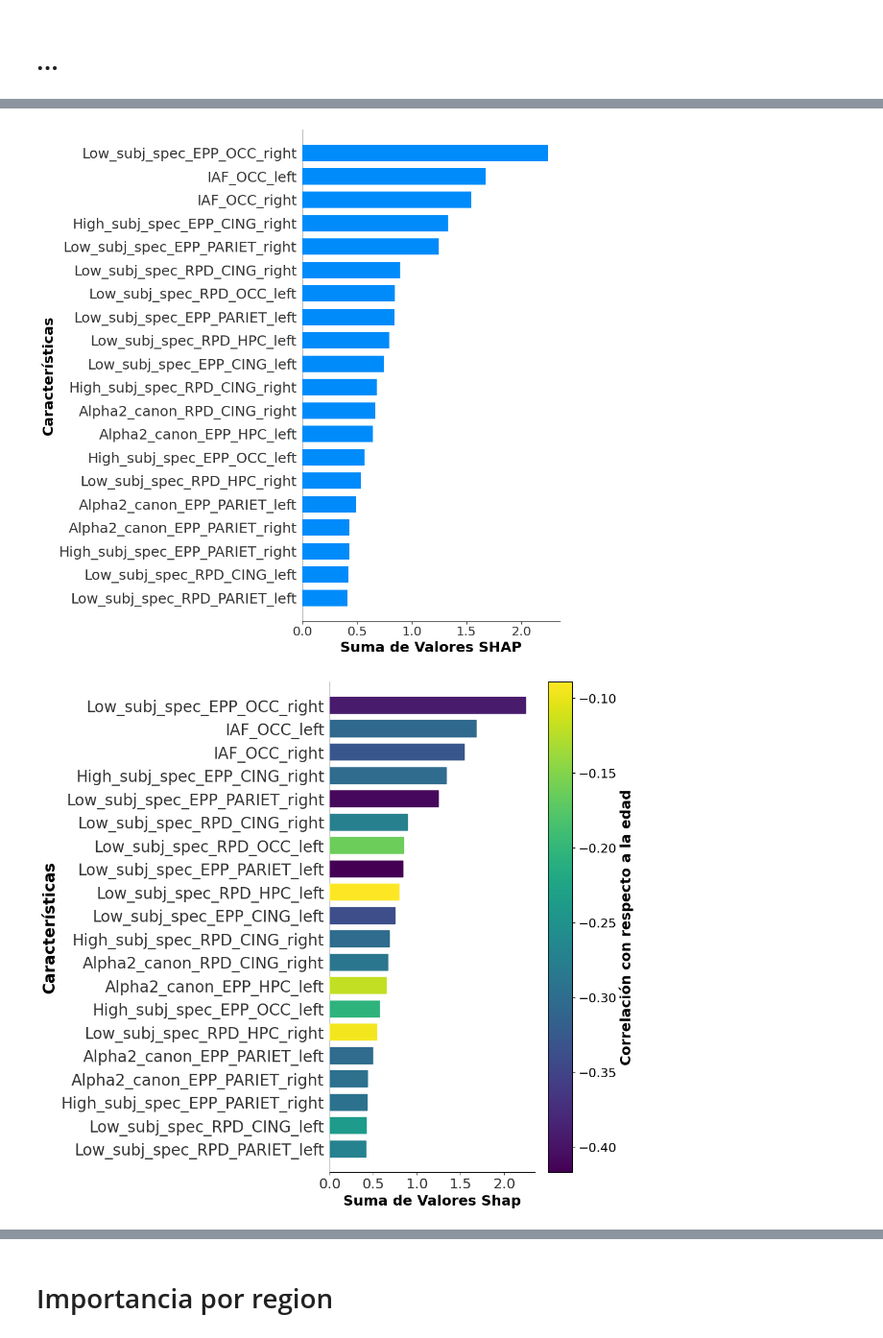
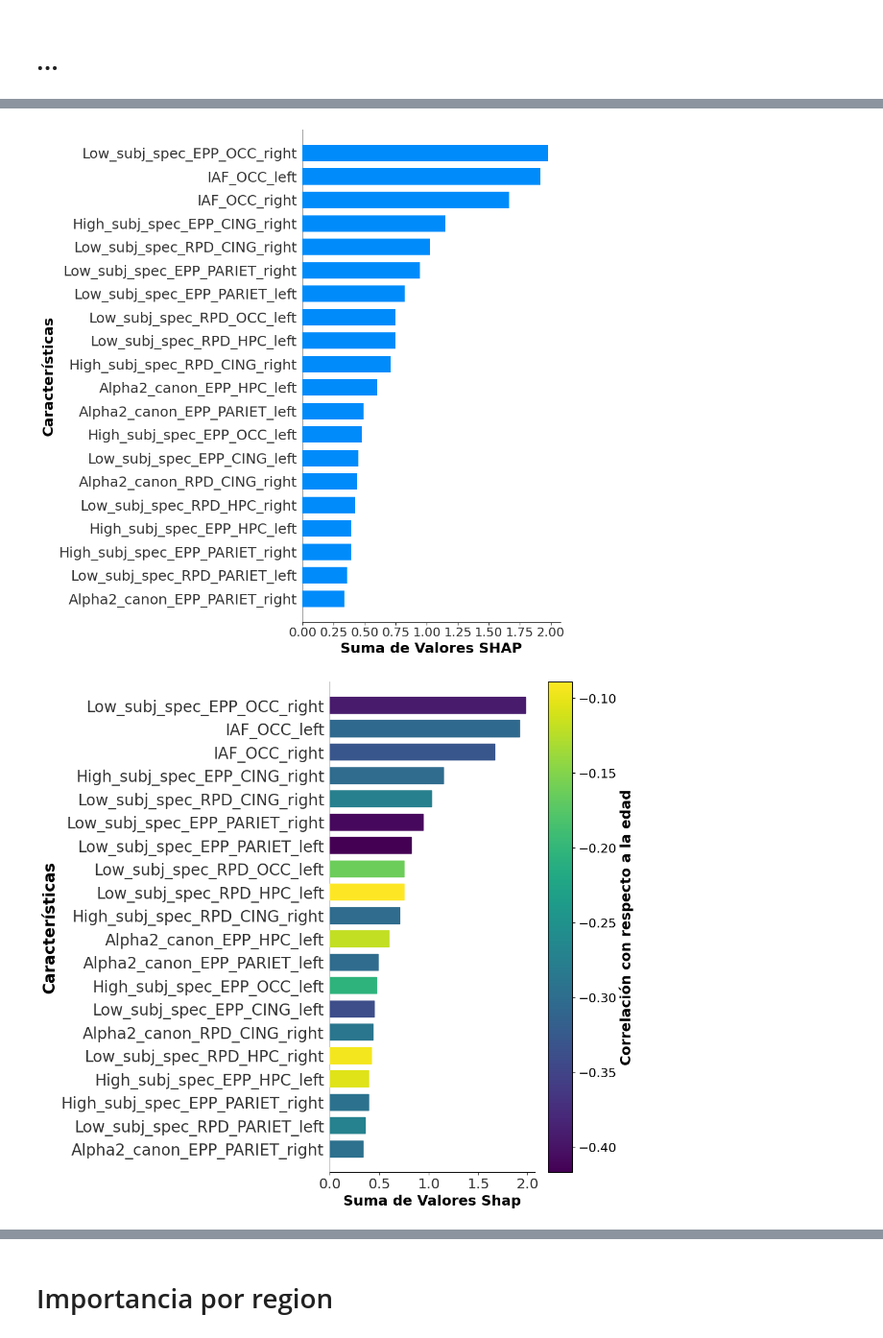
Before and after one commit to carrielfelipe/Brain_Age, a Jupyter notebook: XGBoost/XGBoost.ipynb, the cells around one changed output, grey strips where cells are left out. Shown at 96% size. Saved outputs shown, nothing was run; the diff lists cells and outputs as text; code cells hidden in the pictures.

```diff
--- a/XGBoost/XGBoost.ipynb
+++ b/XGBoost/XGBoost.ipynb
@@ -88,5 +90,5 @@ Top 10: Iteración 59, Error -12.80706503167492
 # %%
-best_params_xgb = xgb_model.best_hyper(opt_xgb)
+best_params_xgb = xgb_model.best_hyper(opt_xgb, num_max=100)
 # %%
 best_params_xgb
 # %% [output]
@@ -111,7 +113,7 @@ best_params_xgb
 # Trainer
 # %%
 xgb_model.fit_params_train = {
-                "early_stopping_rounds": 55,
+                "early_stopping_rounds": 10,
                 "eval_metric": "mae",
                 "eval_set": [(xgb_model.X_test, xgb_model.y_test)],
                 "verbose": True
@@ -121,9 +123,9 @@ results, best_model_results, best_model = xgb_model.trainer(params_=best_params_
 # %%
 xgb_model.guardar_resultados_trainer(resultados=results)
 # %%
-with open('C:/Users/felipe/Documents/Opt_Model/BestModel_XGB_all_features.pickle', 'wb') as file:
+with open(f'{path}Opt_Model/BestModel_XGB_all_features.pickle', 'wb') as file:
     pickle.dump(best_model, file)
-with open('C:/Users/felipe/Documents/Opt_Model/results_XGB_model_all_features.pickle', 'wb') as file:
+with open(f'{path}Opt_Model/results_XGB_model_all_features.pickle', 'wb') as file:
     pickle.dump(results, file)
 # %%
 with open(f'{path}Opt_Model/BestModel_XGB_all_features.pickle', 'rb') as file:
@@ -310,3 +287,9 @@ TF_HPC_right: 17.89200782775879
+# %%
+with open(f'{path}Opt_Model/shap_values_xgb.pickle', 'rb') as file:
+    shap_values = pickle.load(file)
+
+with open(f'{path}Opt_Model/shap_summary_sorted_xgb.pickle', 'rb') as file:
+    shap_summary_sorted = pickle.load(file)
 # %%
-xgb_model.plot_feature_importance(shap_values=shap_values,X_test=xgb_model.X_test,y_test=xgb_model.y_test, save_fig=True)
+xgb_model.plot_feature_importance(shap_values=shap_values,X_test=xgb_model.X_test,y_test=xgb_model.y_test)
 # %% [output]
@@ -314,2 +297,2 @@ xgb_model.plot_feature_importance(shap_values=shap_values,X_test=xgb_model.X_tes
-[figure, old version]
+[figure, new version]
-[figure, old version]
+[figure, new version]
```
Also changed, not shown: parts of 42 cells of this notebook, 18 other files.
